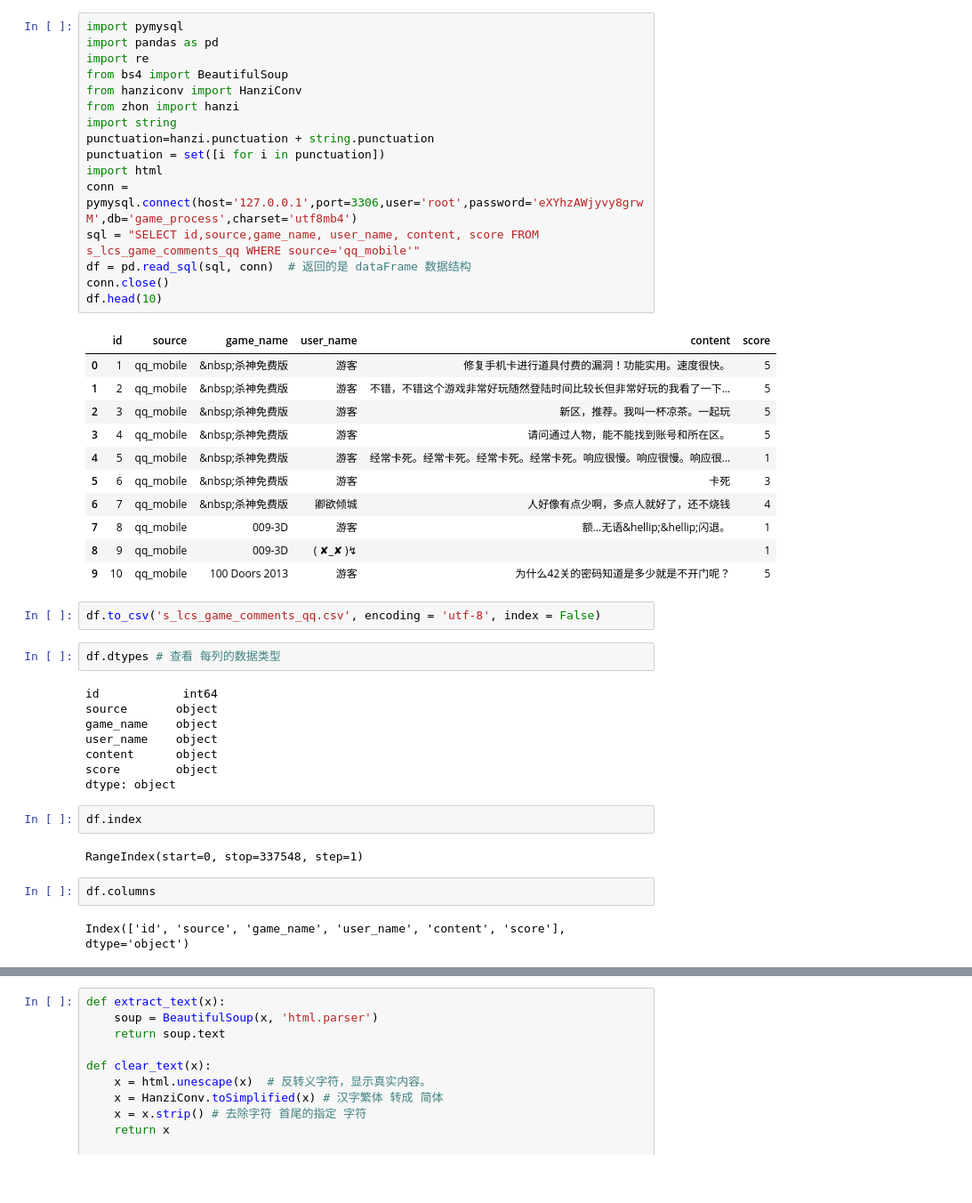
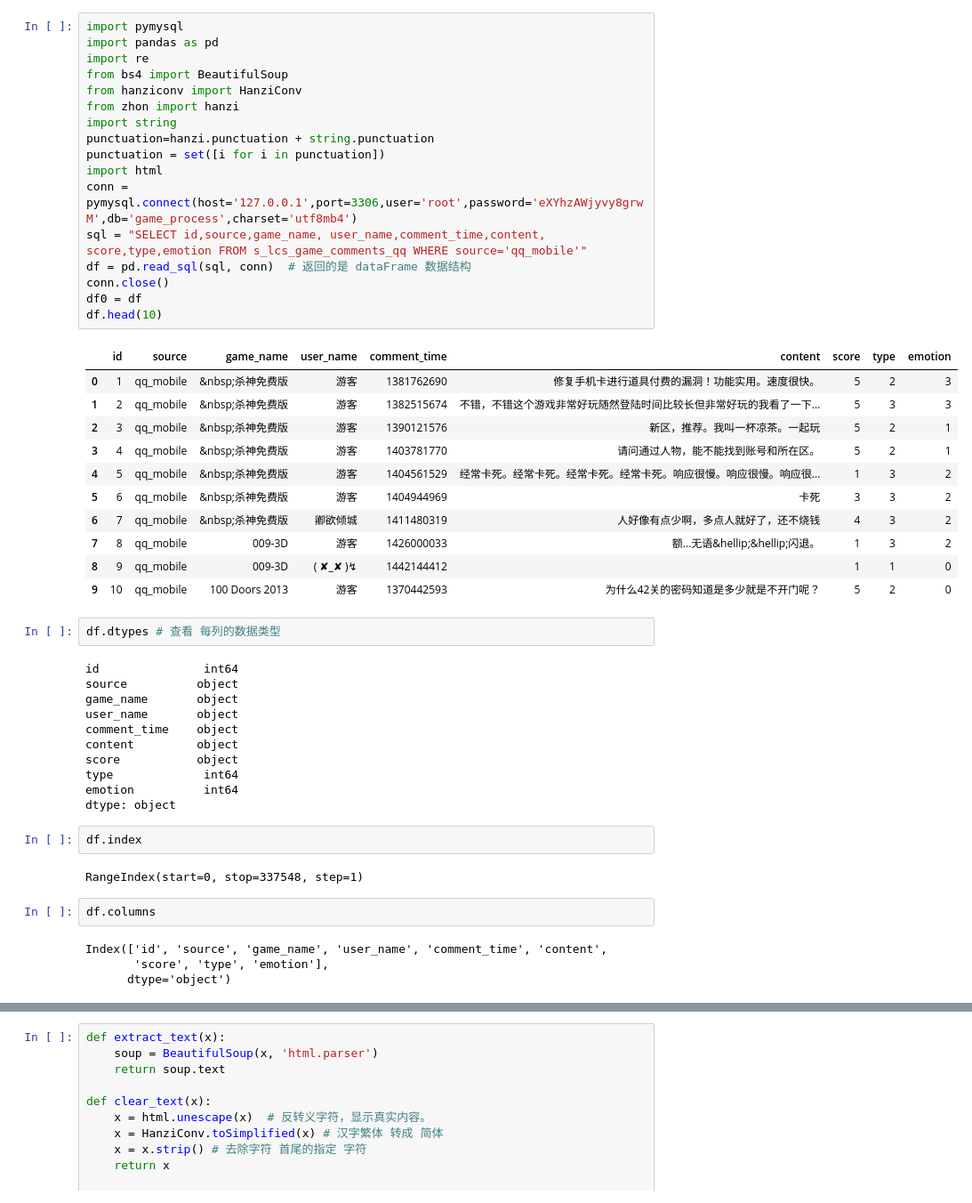
Before and after one commit to lcs1234567/Game_Comment_Clean, a Jupyter notebook: comment_clean_jupyter/gameComment_useless_clean.ipynb, the cells around one changed output, grey strips where cells are left out. Shown at 89% size. Saved outputs shown, nothing was run; the diff lists cells and outputs as text; blank space fills up the shorter version.

Commit message:
【修改】gameComment_useless_clean.ipynb

```diff
--- a/comment_clean_jupyter/gameComment_useless_clean.ipynb
+++ b/comment_clean_jupyter/gameComment_useless_clean.ipynb
@@ -1,42 +1,44 @@
 # %%
 import pymysql
 import pandas as pd
 import re
 from bs4 import BeautifulSoup
 from hanziconv import HanziConv
 from zhon import hanzi
 import string
 punctuation=hanzi.punctuation + string.punctuation
 punctuation = set([i for i in punctuation])
 import html
 conn = pymysql.connect(host='127.0.0.1',port=3306,user='root',password='eXYhzAWjyvy8grwM',db='game_process',charset='utf8mb4')
-sql = "SELECT id,source,game_name, user_name, content, score FROM s_lcs_game_comments_qq WHERE source='qq_mobile'"
+sql = "SELECT id,source,game_name, user_name,comment_time,content, score,type,emotion FROM s_lcs_game_comments_qq WHERE source='qq_mobile'"
 df = pd.read_sql(sql, conn)  # 返回的是 dataFrame 数据结构
 conn.close()
+df0 = df
 df.head(10)
 # %% [output]
-|  | id | source | game_name | user_name | content | score |
-| 0 | 1 | qq_mobile | &nbsp;杀神免费版 | 游客 | 修复手机卡进行道具付费的漏洞！功能实用。速度很快。 | 5 |
-| 1 | 2 | qq_mobile | &nbsp;杀神免费版 | 游客 | 不错，不错这个游戏非常好玩随然登陆时间比较长但非常好玩的我看了一下... | 5 |
-| 2 | 3 | qq_mobile | &nbsp;杀神免费版 | 游客 | 新区，推荐。我叫一杯凉茶。一起玩 | 5 |
-| 3 | 4 | qq_mobile | &nbsp;杀神免费版 | 游客 | 请问通过人物，能不能找到账号和所在区。 | 5 |
-| 4 | 5 | qq_mobile | &nbsp;杀神免费版 | 游客 | 经常卡死。经常卡死。经常卡死。经常卡死。响应很慢。响应很慢。响应很... | 1 |
-| 5 | 6 | qq_mobile | &nbsp;杀神免费版 | 游客 | 卡死 | 3 |
-| 6 | 7 | qq_mobile | &nbsp;杀神免费版 | 卿欲倾城 | 人好像有点少啊，多点人就好了，还不烧钱 | 4 |
-| 7 | 8 | qq_mobile | 009-3D | 游客 | 额...无语&hellip;&hellip;闪退。 | 1 |
-| 8 | 9 | qq_mobile | 009-3D | ( ✘_✘ )↯ |  | 1 |
-| 9 | 10 | qq_mobile | 100 Doors 2013 | 游客 | 为什么42关的密码知道是多少就是不开门呢？ | 5 |
+|  | id | source | game_name | user_name | comment_time | content | score | type | emotion |
+| 0 | 1 | qq_mobile | &nbsp;杀神免费版 | 游客 | 1381762690 | 修复手机卡进行道具付费的漏洞！功能实用。速度很快。 | 5 | 2 | 3 |
+| 1 | 2 | qq_mobile | &nbsp;杀神免费版 | 游客 | 1382515674 | 不错，不错这个游戏非常好玩随然登陆时间比较长但非常好玩的我看了一下... | 5 | 3 | 3 |
+| 2 | 3 | qq_mobile | &nbsp;杀神免费版 | 游客 | 1390121576 | 新区，推荐。我叫一杯凉茶。一起玩 | 5 | 2 | 1 |
+| 3 | 4 | qq_mobile | &nbsp;杀神免费版 | 游客 | 1403781770 | 请问通过人物，能不能找到账号和所在区。 | 5 | 2 | 1 |
+| 4 | 5 | qq_mobile | &nbsp;杀神免费版 | 游客 | 1404561529 | 经常卡死。经常卡死。经常卡死。经常卡死。响应很慢。响应很慢。响应很... | 1 | 3 | 2 |
+| 5 | 6 | qq_mobile | &nbsp;杀神免费版 | 游客 | 1404944969 | 卡死 | 3 | 3 | 2 |
+| 6 | 7 | qq_mobile | &nbsp;杀神免费版 | 卿欲倾城 | 1411480319 | 人好像有点少啊，多点人就好了，还不烧钱 | 4 | 3 | 2 |
+| 7 | 8 | qq_mobile | 009-3D | 游客 | 1426000033 | 额...无语&hellip;&hellip;闪退。 | 1 | 3 | 2 |
+| 8 | 9 | qq_mobile | 009-3D | ( ✘_✘ )↯ | 1442144412 |  | 1 | 1 | 0 |
+| 9 | 10 | qq_mobile | 100 Doors 2013 | 游客 | 1370442593 | 为什么42关的密码知道是多少就是不开门呢？ | 5 | 2 | 0 |
-# %%
-df.to_csv('s_lcs_game_comments_qq.csv', encoding = 'utf-8', index = False)
 # %%
 df.dtypes # 查看 每列的数据类型
 # %% [output]
-id            int64
-source       object
-game_name    object
-user_name    object
-content      object
-score        object
+id               int64
+source          object
+game_name       object
+user_name       object
+comment_time    object
+content         object
+score           object
+type             int64
+emotion          int64
 dtype: object
 # %%
 df.index
@@ -45,7 +47,9 @@ RangeIndex(start=0, stop=337548, step=1)
 # %%
 df.columns
 # %% [output]
-Index(['id', 'source', 'game_name', 'user_name', 'content', 'score'], dtype='object')
+Index(['id', 'source', 'game_name', 'user_name', 'comment_time', 'content',
+       'score', 'type', 'emotion'],
+      dtype='object')
 # %%
 df.values
 # %% [output]
```
Also changed, not shown: parts of 30 cells of this notebook, 6 other files.
